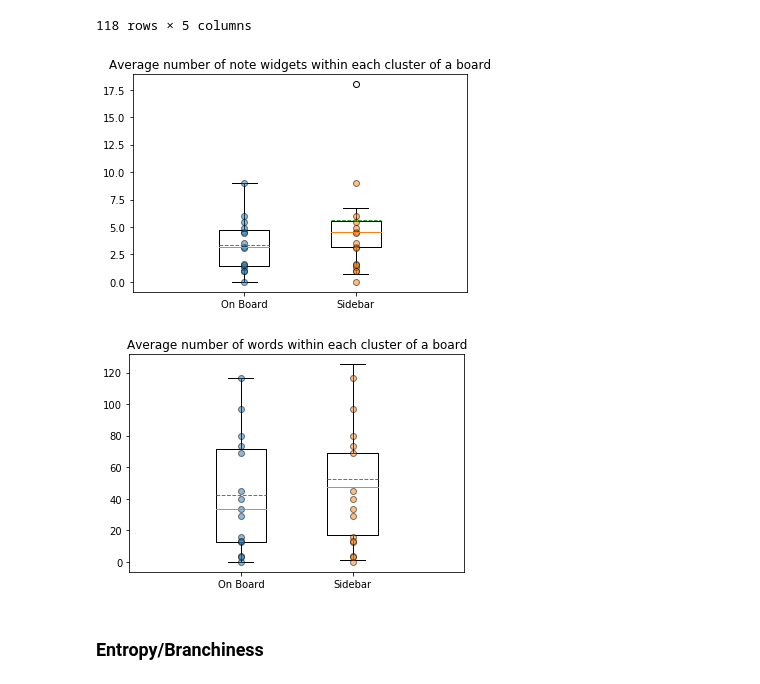
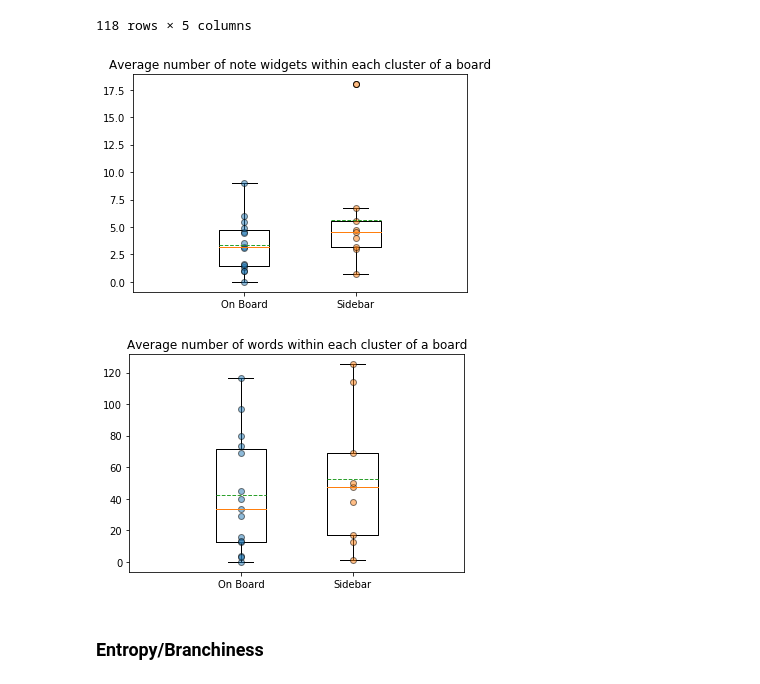
Before and after one commit to creativecolab/IntegratedSearch, a Jupyter notebook: DataAnalysis/DataCollection.ipynb, the cells around one changed output. Cells and saved outputs as stored; diff of their text form; code cells hidden in the pictures.

```diff
--- a/DataAnalysis/DataCollection.ipynb
+++ b/DataAnalysis/DataCollection.ipynb
@@ -1099,7 +1099,6 @@ for boardId in boardInfo.index:
     for key, item in browser_df_joined[(browser_df_joined['boardId']==boardId) & (browser_df_joined['clickedFromMiro']==1)].iterrows():
         relevantSuggestions = suggestion_df_joined[suggestion_df_joined['boardId']==boardId]
         relevantSuggestions=relevantSuggestions[relevantSuggestions['suggestionsQueried']==1]
-        relevantSuggestions=relevantSuggestions[relevantSuggestions['status']>=4]
 #         if 'Vaccine transportation' not in item.query:
 #             continue
 #         print(relevantSuggestions)
@@ -1108,9 +1107,9 @@ for boardId in boardInfo.index:
                 relevantSuggestions=relevantSuggestions.drop(index=key2)
 #         print(relevantSuggestions)
         relevantSuggestions = relevantSuggestions[relevantSuggestions['timestamp']< item.timestamp]
-        for key2, item2 in relevantSuggestions.iterrows():
-            if item2.status==4 and item2.lastUpdated>item.timestamp:
-                relevantSuggestions=relevantSuggestions.drop(index=key2)
+#         for key2, item2 in relevantSuggestions.iterrows():
+#             if item2.status==4 and item2.lastUpdated>item.timestamp:
+#                 relevantSuggestions=relevantSuggestions.drop(index=key2)
 #         print(relevantSuggestions)
         if len(relevantSuggestions)>0:
             widgettypes=[]
@@ -1157,7 +1156,7 @@ for boardId in boardInfo.index:
 #         else:
 #             print(item['addedWidgets'])
 
-browser_df_joined
+browser_df_joined[browser_df_joined['boardId']=='o9J_lwj9wsM=']
 # %% [output]
 A value is trying to be set on a copy of a slice from a DataFrame.
 Try using .loc[row_indexer,col_indexer] = value instead
@@ -1183,9 +1180,11 @@ See the caveats in the documentation: https://pandas.pydata.org/pandas-docs/stab
 # %% [markdown]
 ## Board activity after user opens a suggestions
 # %%
+miroQueries_df=browser_df_joined[browser_df_joined['clickedFromMiro']==1]
 browser_df_joined['timeIntervalEnd'] = browser_df_joined.groupby('boardId')['timestamp'].shift(-1).fillna(datetime.strptime('2030-01-01T00:00:00.000000','%Y-%m-%dT%H:%M:%S.%f'))
 browser_df_joined['addedWidgets']=0
 browser_df_joined['characterDiff']=0
+
 for boardId in boardInfo.index:
     board_df = create_board_df(boardId)
     board_df['charDiff']=board_df['totalCharacters'].diff()
@@ -1210,7 +1209,7 @@ for boardId in boardInfo.index:
         browser_df_joined.at[key, 'addedWidgets']=suggIntervalActivity['addedWidgets'].sum()
         browser_df_joined.at[key, 'characterDiff']=suggIntervalActivity['charDiff'].sum()
         browser_df_joined.at[key, 'webpagesOpened'] = webpageIntervalActivity[webpageIntervalActivity['isQuery'] == False]['isQuery'].count()
-browser_df_joined[(browser_df_joined['addedWidgets']>1) & (browser_df_joined['clickedFromMiro']==1)]
+browser_df_joined[(browser_df_joined['clickedFromMiro']==1)]
 # %% [output]
 A value is trying to be set on a copy of a slice from a DataFrame.
 Try using .loc[row_indexer,col_indexer] = value instead
@@ -1232,0 +1232,29 @@ See the caveats in the documentation: https://pandas.pydata.org/pandas-docs/stab
+# %%
+miroQueries_df['timeIntervalEnd'] = miroQueries_df.groupby('boardId')['timestamp'].shift(-1).fillna(datetime.strptime('2030-01-01T00:00:00.000000','%Y-%m-%dT%H:%M:%S.%f'))
+miroQueries_df['addedWidgets']=0
+miroQueries_df['characterDiff']=0
+for boardId in boardInfo.index:
+    board_df = create_board_df(boardId)
+    board_df['charDiff']=board_df['totalCharacters'].diff()
+    #print(board_df)
+    webpageboard_df=webpage_df[webpage_df['boardId']==boardId]
+    webpageboard_df['timestamp'] = pd.to_datetime(webpageboard_df['timestamp'])
+    for key, item in miroQueries_df[miroQueries_df['boardId']==boardId].iterrows():
+        suggIntervalActivity = board_df[(board_df['timestamp']<item.timeIntervalEnd) & (board_df['timestamp']>=item.timestamp)]
+        webpageIntervalActivity = webpageboard_df[(webpageboard_df['timestamp']<item.timeIntervalEnd) & (webpageboard_df['timestamp']>=item.timestamp)]
+        positionX = item['positionX']
+        positionY = item['positionY']
+        totalDistance=None
+        numOfWidgets=None
+        if item['clickedFromMiro']==1 and item['addedWidgets']==0:
+            totalDistance=0
+            numOfWidgets=0
+            for bounds in suggIntervalActivity['bounds']:
+                for bound in bounds:
+                    totalDistance +=math.sqrt((positionX-bound['x'])**2 + (positionY-bound['y'])**2)
+                    numOfWidgets+=1
+        miroQueries_df.at[key, 'averageDistance'] = None if totalDistance==0 or totalDistance is None else totalDistance/numOfWidgets
+        miroQueries_df.at[key, 'addedWidgets']=suggIntervalActivity['addedWidgets'].sum()
+        miroQueries_df.at[key, 'characterDiff']=suggIntervalActivity['charDiff'].sum()
+        miroQueries_df.at[key, 'webpagesOpened'] = webpageIntervalActivity[webpageIntervalActivity['isQuery'] == False]['isQuery'].count()
+miroQueries_df[(miroQueries_df['addedWidgets']>1) ]
@@ -1438,27 +1528,27 @@ f, ax = plt.subplots()
 ax.boxplot(clusterDf[(clusterDf['studyType']=='On Board')].groupby('boardId')['clusterWidgetsTotals'].mean(),positions=[1/3], showmeans=True, meanline=True)
 ax.boxplot(clusterDf[(clusterDf['studyType']=='Sidebar')].groupby('boardId')['clusterWidgetsTotals'].mean(),positions=[2/3], showmeans=True, meanline=True)
 ax.plot([1/3  for x in range(len(clusterDf[(clusterDf['studyType']=='On Board')].groupby('boardId')['clusterWidgetsTotals'].mean()))], clusterDf[(clusterDf['studyType']=='On Board')].groupby('boardId')['clusterWidgetsTotals'].mean(), 'o', markeredgecolor='k', alpha=0.5)
-ax.plot([2/3 for x in range(len(clusterDf[(clusterDf['studyType']=='On Board')].groupby('boardId')['clusterWidgetsTotals'].mean()))], clusterDf[(clusterDf['studyType']=='On Board')].groupby('boardId')['clusterWidgetsTotals'].mean(), 'o', markeredgecolor='k', alpha=0.5)
+ax.plot([2/3 for x in range(len(clusterDf[(clusterDf['studyType']=='Sidebar')].groupby('boardId')['clusterWidgetsTotals'].mean()))], clusterDf[(clusterDf['studyType']=='Sidebar')].groupby('boardId')['clusterWidgetsTotals'].mean(), 'o', markeredgecolor='k', alpha=0.5)
 plt.xlim([0, 1])
 ax.set_xticks([1/3, 2/3])
 ax.set_xticklabels(['On Board', 'Sidebar'])
 ax.set_title('Average number of note widgets within each cluster of a board')
 plt.show()
 # %% [output]
-[figure, old version]
+[figure, new version]
 # %%
 f, ax = plt.subplots()
 ax.boxplot(clusterDf[(clusterDf['studyType']=='On Board')].groupby('boardId')['clusterWordTotals'].mean(),positions=[1/3], showmeans=True, meanline=True)
 ax.boxplot(clusterDf[(clusterDf['studyType']=='Sidebar')].groupby('boardId')['clusterWordTotals'].mean(),positions=[2/3], showmeans=True, meanline=True)
 ax.plot([1/3  for x in range(len(clusterDf[(clusterDf['studyType']=='On Board')].groupby('boardId')['clusterWordTotals'].mean()))], clusterDf[(clusterDf['studyType']=='On Board')].groupby('boardId')['clusterWordTotals'].mean(), 'o', markeredgecolor='k', alpha=0.5)
-ax.plot([2/3 for x in range(len(clusterDf[(clusterDf['studyType']=='On Board')].groupby('boardId')['clusterWordTotals'].mean()))], clusterDf[(clusterDf['studyType']=='On Board')].groupby('boardId')['clusterWordTotals'].mean(), 'o', markeredgecolor='k', alpha=0.5)
+ax.plot([2/3 for x in range(len(clusterDf[(clusterDf['studyType']=='Sidebar')].groupby('boardId')['clusterWordTotals'].mean()))], clusterDf[(clusterDf['studyType']=='Sidebar')].groupby('boardId')['clusterWordTotals'].mean(), 'o', markeredgecolor='k', alpha=0.5)
 plt.xlim([0, 1])
 ax.set_xticks([1/3, 2/3])
 ax.set_xticklabels(['On Board', 'Sidebar'])
 ax.set_title('Average number of words within each cluster of a board')
 plt.show()
 # %% [output]
-[figure, old version]
+[figure, new version]
 # %% [markdown]
 ### Entropy/Branchiness
 # %%
```
Also changed, not shown: parts of 6 cells of this notebook.
